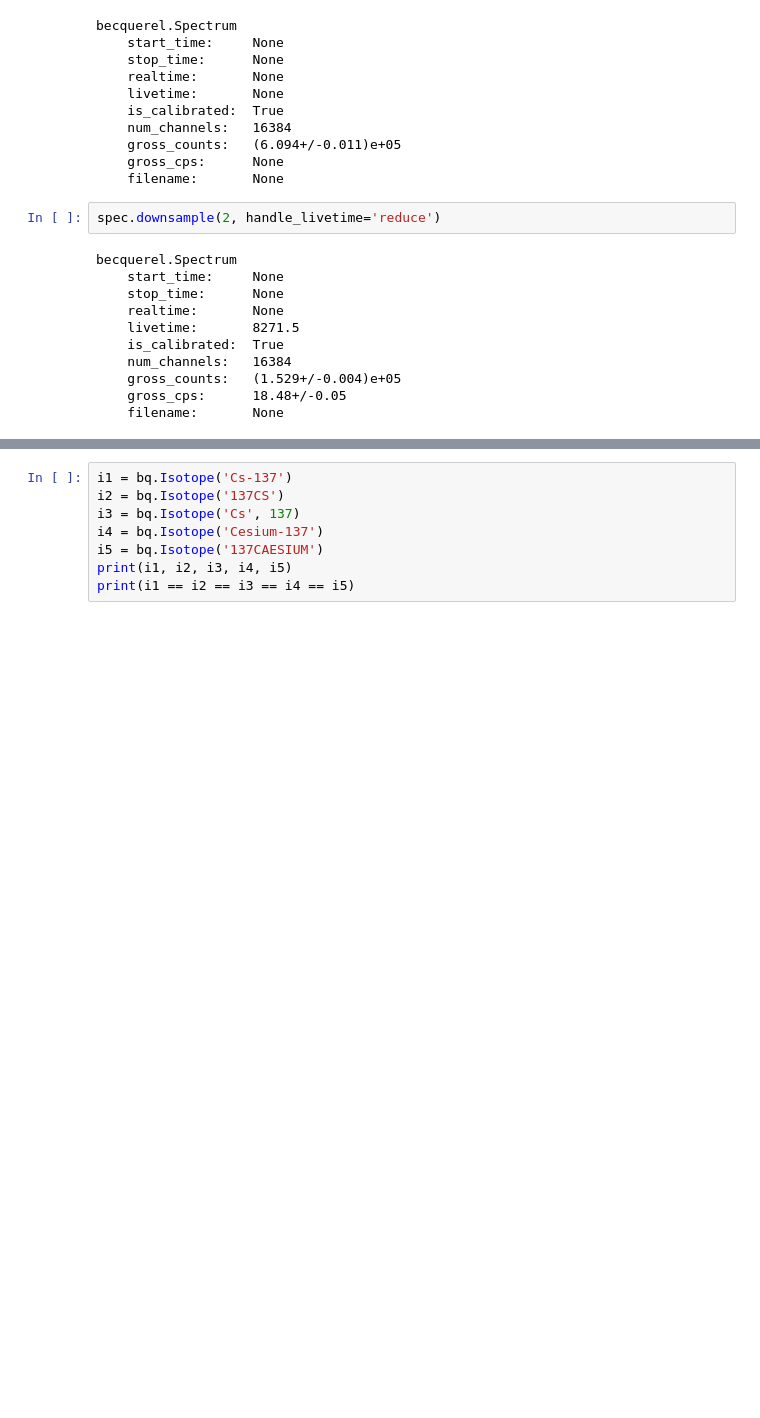
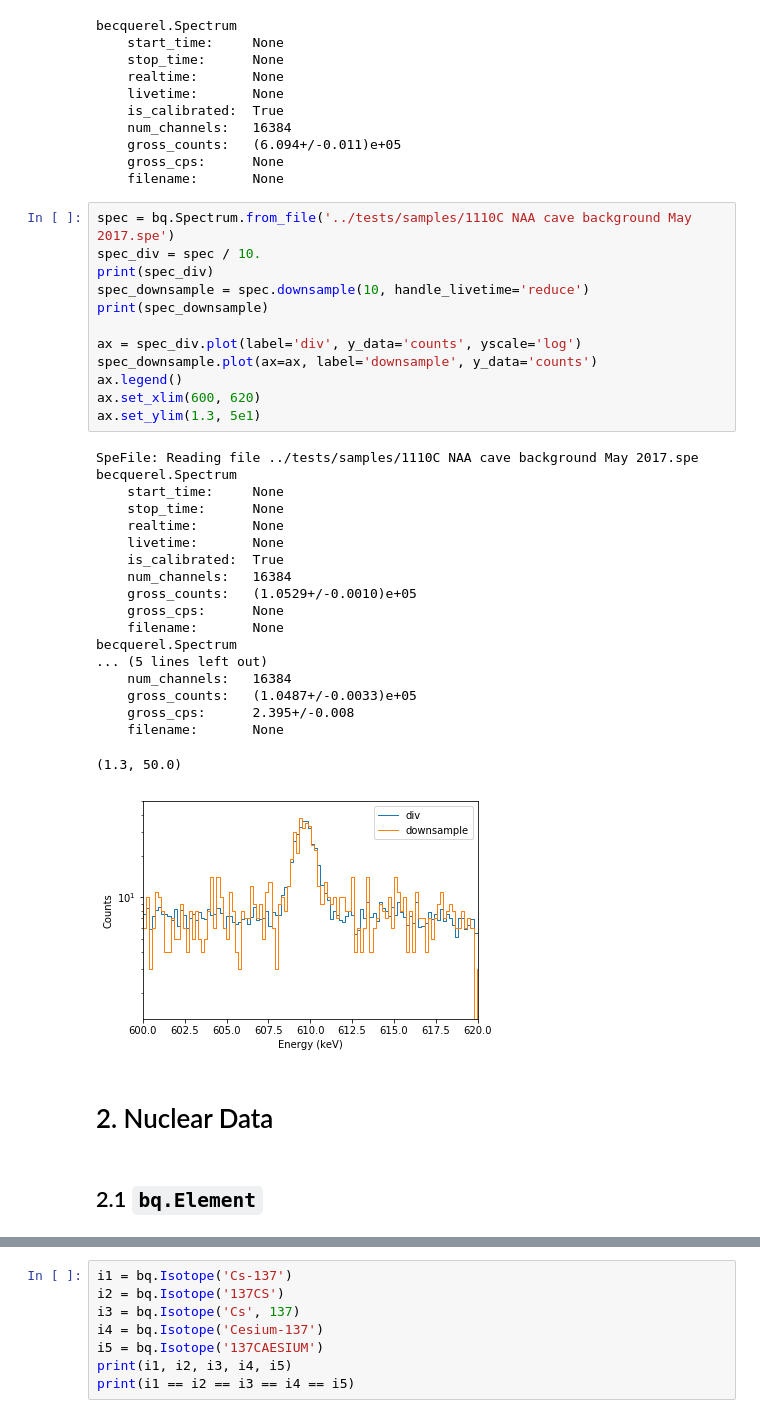
Before and after one commit to lbl-anp/becquerel, a Jupyter notebook: examples/quickstart.ipynb, the cells around one changed output, grey strips where cells are left out. Cells and saved outputs as stored; diff of their text form; blank space fills up the shorter version.

```diff
--- a/examples/quickstart.ipynb
+++ b/examples/quickstart.ipynb
@@ -341,16 +329,39 @@ becquerel.Spectrum
     gross_counts:   (6.094+/-0.011)e+05
     gross_cps:      None
     filename:       None
-# %%
-spec.downsample(2, handle_livetime='reduce')
-# %% [output]
-becquerel.Spectrum
-    start_time:     None
-    stop_time:      None
-    realtime:       None
-    livetime:       8271.5
-    is_calibrated:  True
-    num_channels:   16384
-    gross_counts:   (1.529+/-0.004)e+05
-    gross_cps:      18.48+/-0.05
-    filename:       None
+# %%
+spec = bq.Spectrum.from_file('../tests/samples/1110C NAA cave background May 2017.spe')
+spec_div = spec / 10.
+print(spec_div)
+spec_downsample = spec.downsample(10, handle_livetime='reduce')
+print(spec_downsample)
+
+ax = spec_div.plot(label='div', y_data='counts', yscale='log')
+spec_downsample.plot(ax=ax, label='downsample', y_data='counts')
+ax.legend()
+ax.set_xlim(600, 620)
+ax.set_ylim(1.3, 5e1)
+# %% [output]
+SpeFile: Reading file ../tests/samples/1110C NAA cave background May 2017.spe
+becquerel.Spectrum
+    start_time:     None
+    stop_time:      None
+    realtime:       None
+    livetime:       None
+    is_calibrated:  True
+    num_channels:   16384
+    gross_counts:   (1.0529+/-0.0010)e+05
+    gross_cps:      None
+    filename:       None
+becquerel.Spectrum
+... (5 lines left out)
+    num_channels:   16384
+    gross_counts:   (1.0487+/-0.0033)e+05
+    gross_cps:      2.395+/-0.008
+    filename:       None
+(1.3, 50.0)
+[figure, added]
+# %% [markdown]
+# 2. Nuclear Data
+# %% [markdown]
+## 2.1 `bq.Element`
```
Also changed, not shown: parts of 39 cells of this notebook.
